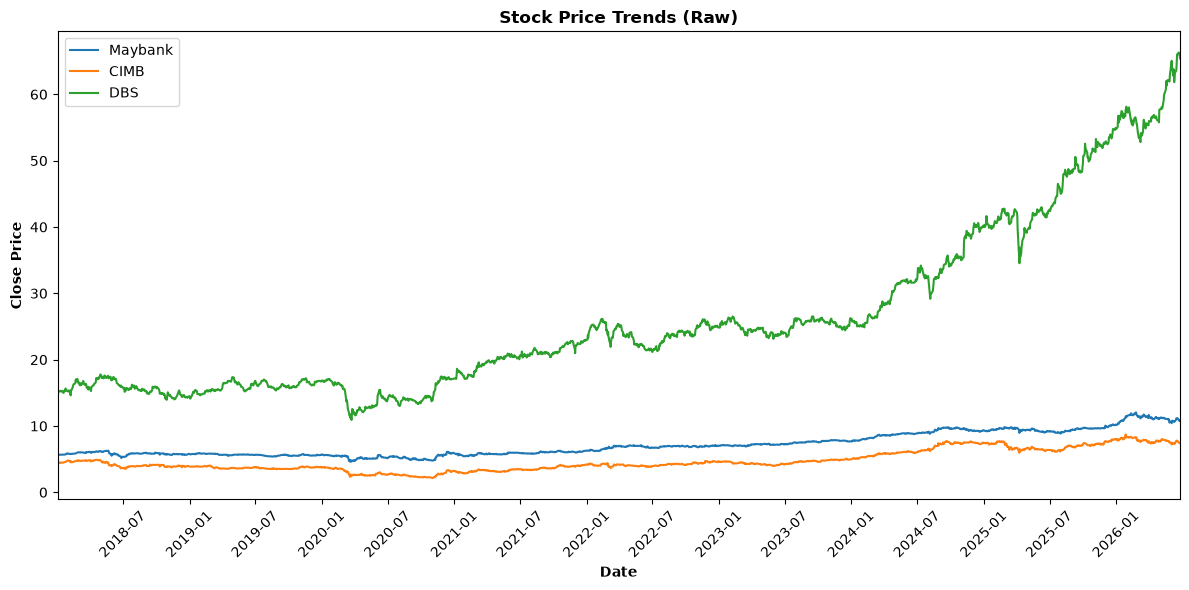
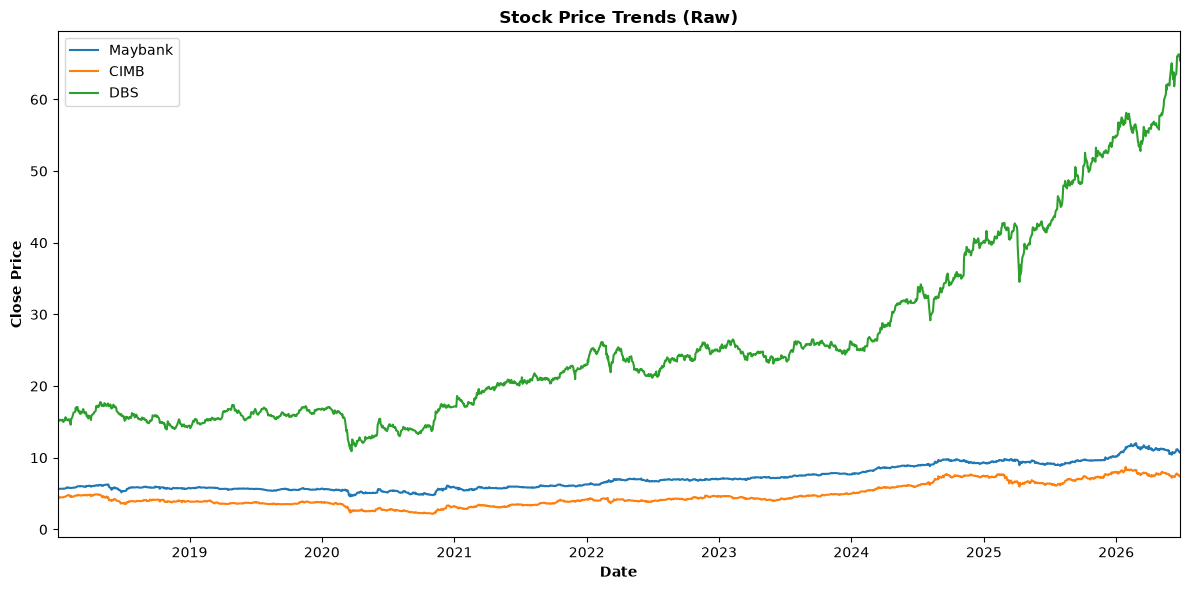
The change to this notebook cell's code, shown as a diff; its figure went from the first image to the second:
--- before
+++ after
@@ -1,9 +1,4 @@
 import matplotlib.pyplot as plt
 import matplotlib.dates as mdates
-
-# Ensure datetime
-maybank['Date'] = pd.to_datetime(maybank['Date'])
-cimb['Date'] = pd.to_datetime(cimb['Date'])
-dbs['Date'] = pd.to_datetime(dbs['Date'])
 
 plt.figure(figsize = (12,6))
@@ -13,14 +8,11 @@
 plt.plot(dbs['Date'], dbs['Close'], label = 'DBS')
 
-plt.title("Stock Price Trends (Raw)", fontweight = 'bold')
-plt.xlabel("Date", fontweight = 'bold')
-plt.ylabel("Close Price", fontweight = 'bold')
+plt.title('Stock Price Trends (Raw)', fontweight = 'bold')
+plt.xlabel('Date', fontweight = 'bold')
+plt.ylabel('Close Price', fontweight = 'bold')
 plt.legend()
-
-plt.gca().xaxis.set_major_locator(mdates.MonthLocator(interval = 6))  # every 6 months
 
 plt.xlim(maybank['Date'].min(), maybank['Date'].max()) # restricting the range
 
-plt.xticks(rotation = 45)
 plt.tight_layout()
 plt.show()

Commit: Created feature_engineering.ipynb and started working on it.